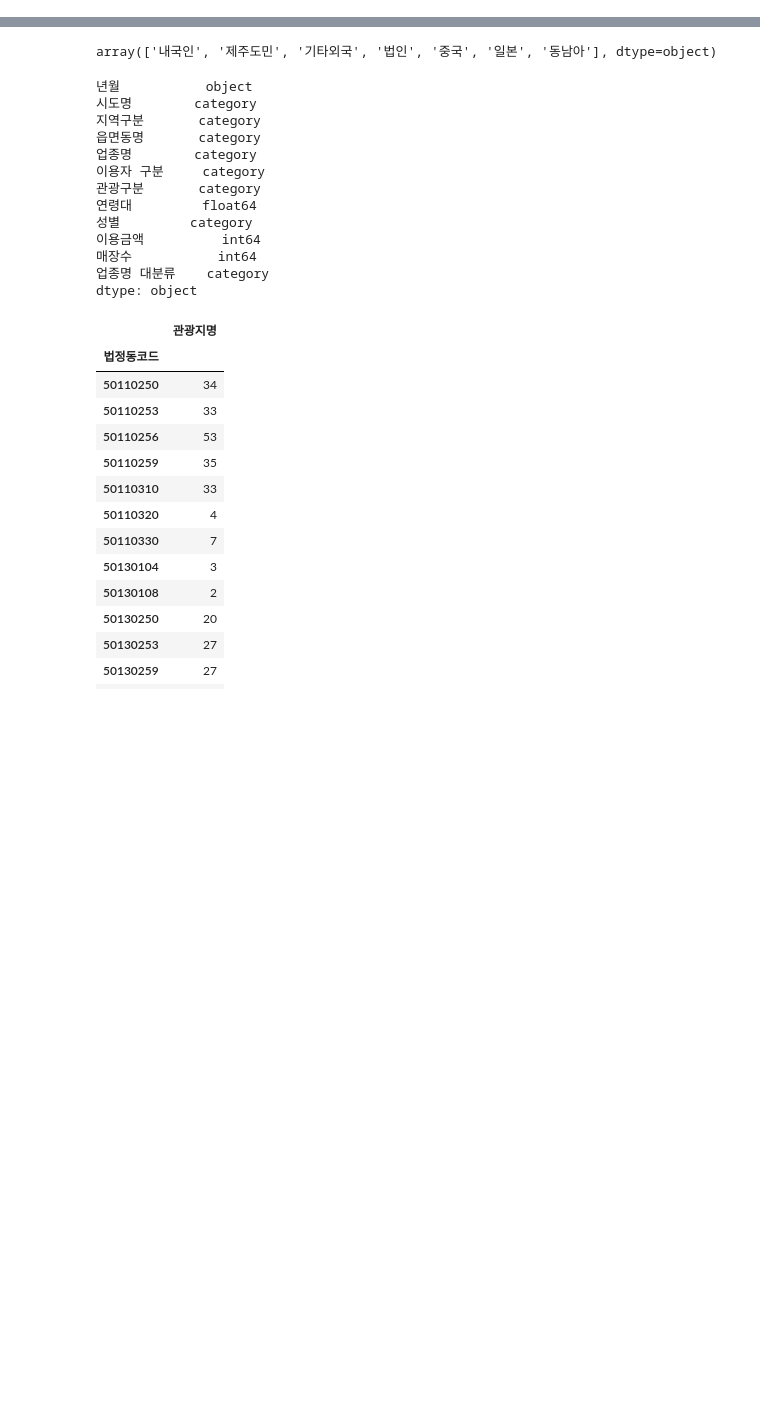
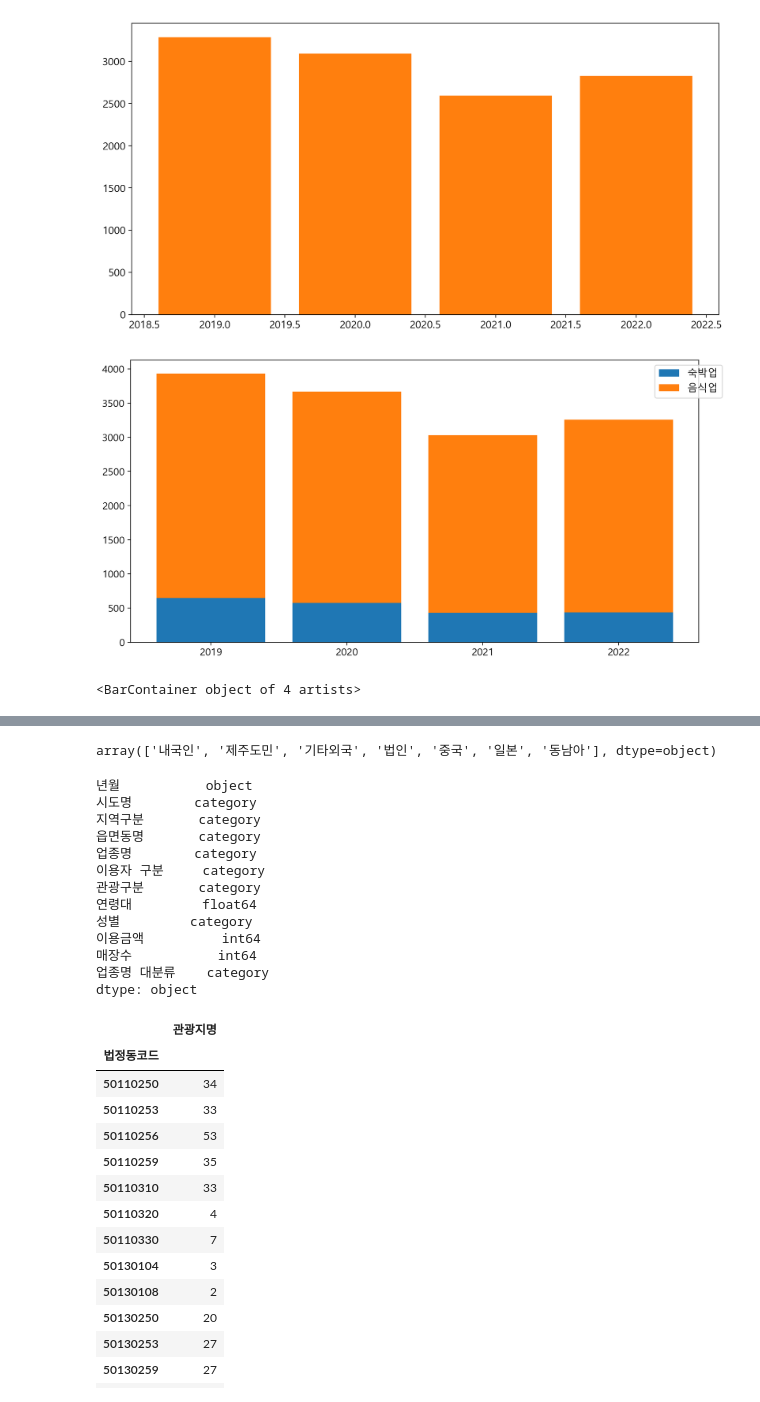
Before and after one commit to hyk2202/semi_project_2, a Jupyter notebook: Vscode/한열/read_csv.ipynb, the cells around one changed output, grey strips where cells are left out. Cells and saved outputs as stored; diff of their text form; code cells hidden in the pictures; blank space fills up the shorter version.

```diff
--- a/Vscode/한열/read_csv.ipynb
+++ b/Vscode/한열/read_csv.ipynb
@@ -17,3 +18,6 @@ origin1 = read_csv('../../파일/한열/임시데이터/20년도.csv',encoding='
 origin2 = read_csv('../../파일/한열/임시데이터/21년도.csv',encoding='euc-kr')
 dataf = read_csv('../../파일/한열/임시데이터/내국인관광지입장객수.csv',encoding='euc-kr')
 dataf1 = read_csv('../../파일/한열/임시데이터/외국인관광지입장객수.csv',encoding='euc-kr')
+# %%
+comp_num = read_csv('../../파일/한열/임시데이터/활동기업수.csv')
+comp = read_csv('../../파일/한열/임시데이터/폐업기업수.csv',encoding='euc-kr')
@@ -19,0 +32,27 @@ dataf1 = read_csv('../../파일/한열/임시데이터/외국인관광지입장
+# %%
+
+width = 0.6  # the width of the bars: can also be len(x) sequence
+j = plt.bar(comp['연도'], comp['숙박업'])
+pp = plt.bar(comp['연도'], comp['음식업'])
+fig, ax = plt.subplots()
+bottom = np.zeros(4)
+
+for i in range(2):
+    p = ax.bar(comp['연도'], comp['음식업'], bottom=bottom)
+    bottom += comp['숙박업']
+ax.legend(loc=1,bbox_to_anchor = (1.05,1),labels=['숙박업','음식업'])
+
+
+# ax.bar_label(pp,fontsize=20)
+# ax.bar_label(j,fontsize=20)
+
+
+ax.set_xticks([2019,2020,2021,2022])
+plt.show()
+# %% [output]
+[figure, added]
+[figure, added]
+# %%
+p
+# %% [output]
+<BarContainer object of 4 artists>
```
Also changed, not shown: parts of 4 cells of this notebook, 3 other files.
